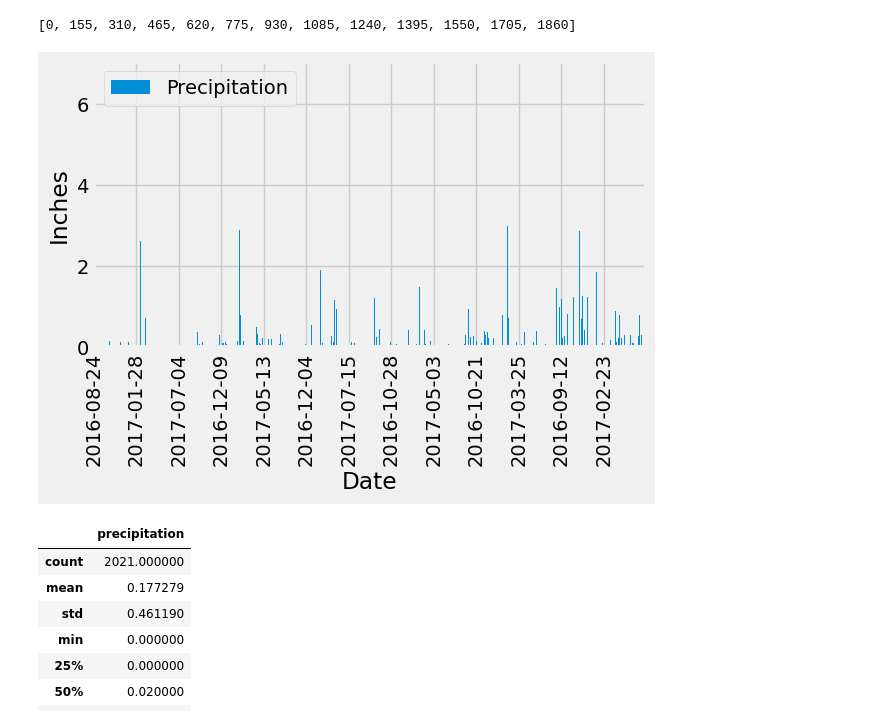
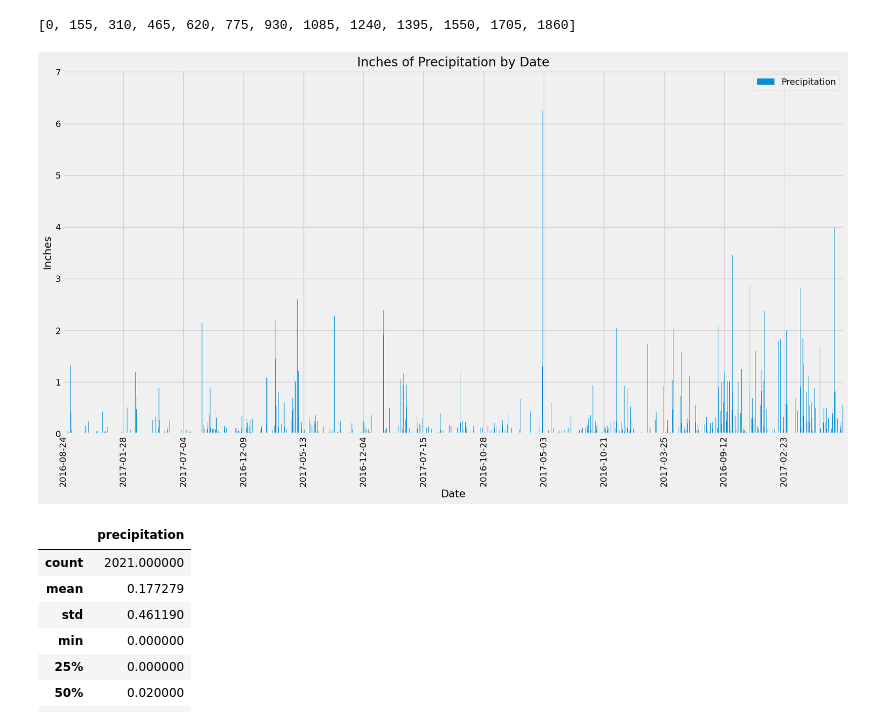
Before and after one commit to linderkm/sqlalchemy-challenge, a Jupyter notebook: SurfsUp/climate_starter.ipynb, the cells around one changed output. Saved outputs shown, nothing was run; the diff lists cells and outputs as text; code cells hidden in the pictures.

Commit message:
fixing plot, not quite there yet

```diff
--- a/SurfsUp/climate_starter.ipynb
+++ b/SurfsUp/climate_starter.ipynb
@@ -91,7 +91,3 @@ prcp_df = pd.DataFrame(data, columns=['Date','Precipitation']).dropna()
 
 # Sort the dataframe by date
 prcp_df.sort_values(by = 'Date')
-
-#all_dates = prcp_df['Date'].to_list()
-
-prcp_df.set_index('Date',inplace=True)
@@ -127,15 +116,19 @@ print(x_locVal)
 [0, 155, 310, 465, 620, 775, 930, 1085, 1240, 1395, 1550, 1705, 1860]
 # %%
 # Use Pandas Plotting with Matplotlib to plot the data
-#plt.plot(prcp_df)
-prcp_df.plot.bar()
-plt.xlabel('Date')
-plt.ylabel('Inches')
-plt.xticks(x_locVal,x_tickVal, rotation=90)
-plt.tight_layout()
+plot = prcp_df.plot.bar(x='Date',
+                        y='Precipitation',
+                        rot=90,
+                        figsize=(20,10),
+                        xlabel='Date',
+                        ylabel='Inches',
+                        title='Inches of Precipitation by Date',
+                       )
+plt.xticks(x_locVal,x_tickVal)
+
 plt.show()
 # %% [output]
-[figure, old version]
+[figure, new version]
 # %%
 # Use Pandas to calculate the summary statistics for the precipitation data
 # %% [output]
```
Also changed, not shown: parts of 7 cells of this notebook.
